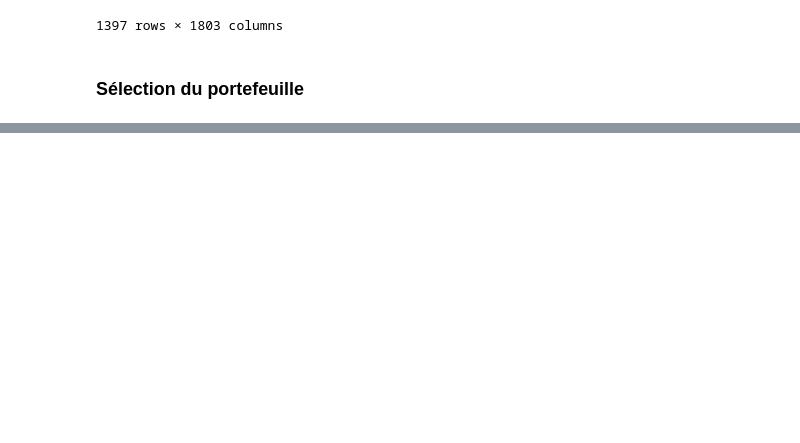
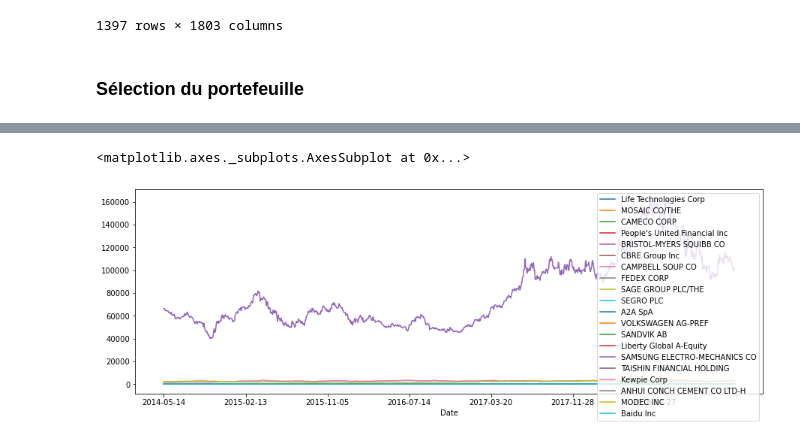
Before and after one commit to YvesAdl/BI_Finance_project, a Jupyter notebook: BI Finance - suppression des outliers et sélection du portefeuille.ipynb, the cells around one changed output, grey strips where cells are left out. Drawn from its saved outputs; the diff is of its cells as text; code cells hidden in the pictures; blank space fills up the shorter version.

```diff
--- a/BI Finance - suppression des outliers et sélection du portefeuille.ipynb
+++ b/BI Finance - suppression des outliers et sélection du portefeuille.ipynb
@@ -116,0 +123,2 @@ df
+# %%
+mapping = mapping.loc[df.columns.values] #on enlève du mapping les valeurs précédemment suprimées
@@ -116,0 +127,39 @@ df
+# %%
+def init_portfolio(mapping, nb_securities, ratioNA, ratioEU, ratioASIA) :
+#on ne va pas faire de contrôle sur les variables en entrée, on part du principe que l'on tombe sur des chiffres ronds
+
+    sectors = mapping.Sector.drop_duplicates().to_numpy().tolist()
+    sectorscopy = sectors.copy() #une copie qui se vera "détruite dans le processus suivant"
+
+    while len(sectors) <= nb_securities:
+        sectors.append(sectorscopy.pop(np.random.randint(0,len(sectorscopy))))
+        if len(sectorscopy) == 0: sectorscopy = sectors.copy()
+
+    portfolio = []
+    a = sectors.copy()
+    b = mapping.copy()
+
+    #'NORTH AMERICA': 8 securities
+    for i in range(round(ratioNA*nb_securities)):
+        c = a.pop(np.random.randint(0,len(a)-1)) #je sélectionne un secteur au hasard
+        d = b[(b.Geographical_zone == 'NORTH AMERICA') & (b.Sector == c)].sample().index.values
+        portfolio.append(d[0])
+        b.drop(d[0], inplace=True)
+
+    #'EUROPE': 6 securities
+    for i in range(round((ratioEU+0.00000001)*nb_securities)):
+        c = a.pop(np.random.randint(0,len(a)-1)) #je sélectionne un secteur au hasard
+        d = b[(b.Geographical_zone == 'EUROPE') & (b.Sector == c)].sample().index.values
+        portfolio.append(d[0])
+        b.drop(d[0], inplace=True)
+
+    #'ASIA/PACIFIC': 6 securities
+    for i in range(round((ratioASIA-0.00000001)*nb_securities)):
+        c = a.pop(np.random.randint(0,len(a)-1)) #je sélectionne un secteur au hasard
+        d = b[(b.Geographical_zone == 'ASIA/PACIFIC') & (b.Sector == c)].sample().index.values
+        portfolio.append(d[0])
+        b.drop(d[0], inplace=True)
+
+    return portfolio
+# %%
+portfolio = init_portfolio(mapping, 20, 0.4, 0.3, 0.3)
@@ -116,0 +190,2 @@ df
+# %%
+df_final = dforiginal.loc[:,portfolio]
@@ -116,0 +209,5 @@ df
+# %%
+df_final.plot(figsize=(15,5))
+# %% [output]
+<matplotlib.axes._subplots.AxesSubplot at 0x...>
+[figure, added]
```
Also changed, not shown: parts of 27 cells of this notebook, 8 other files.
